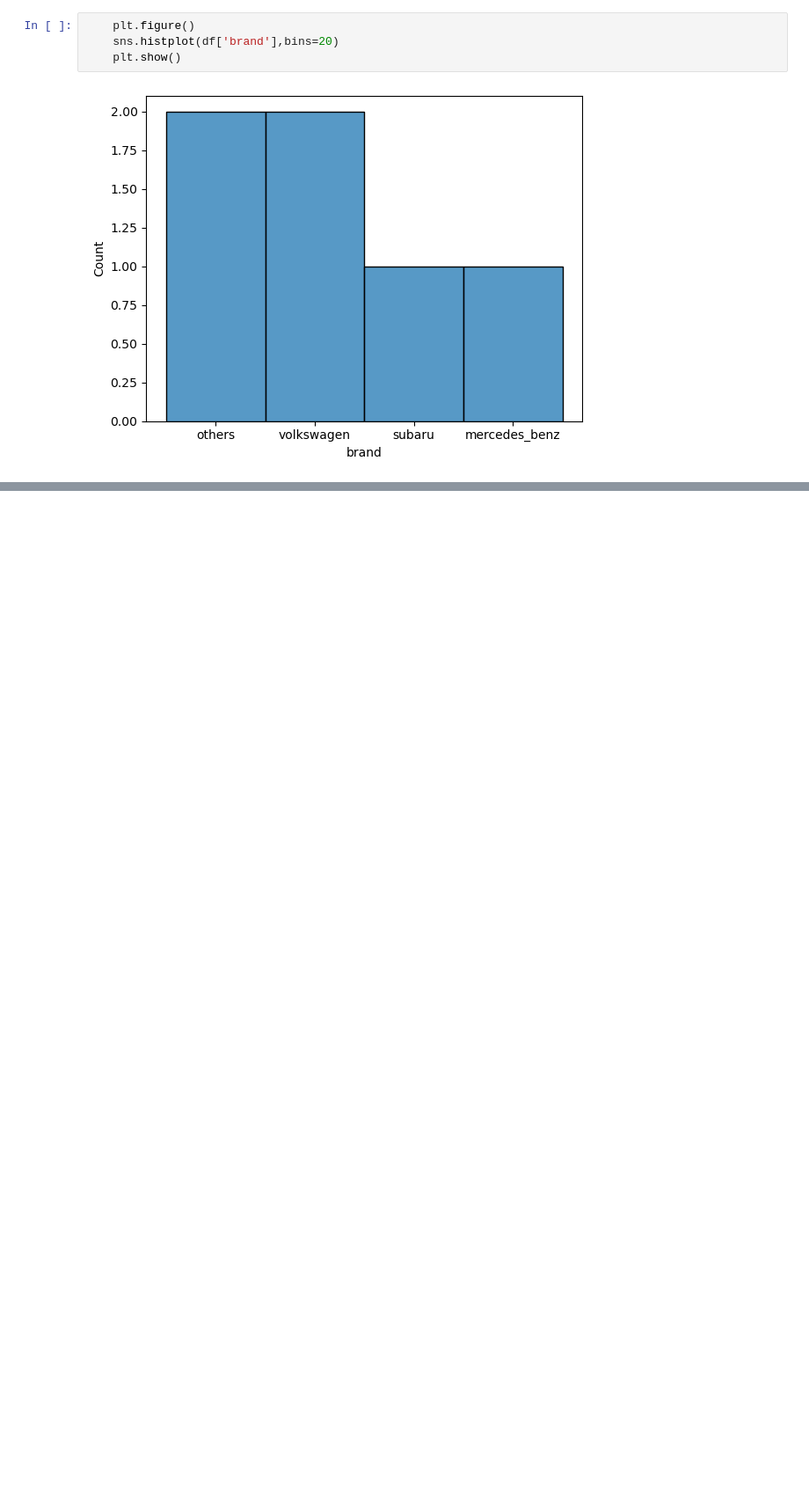
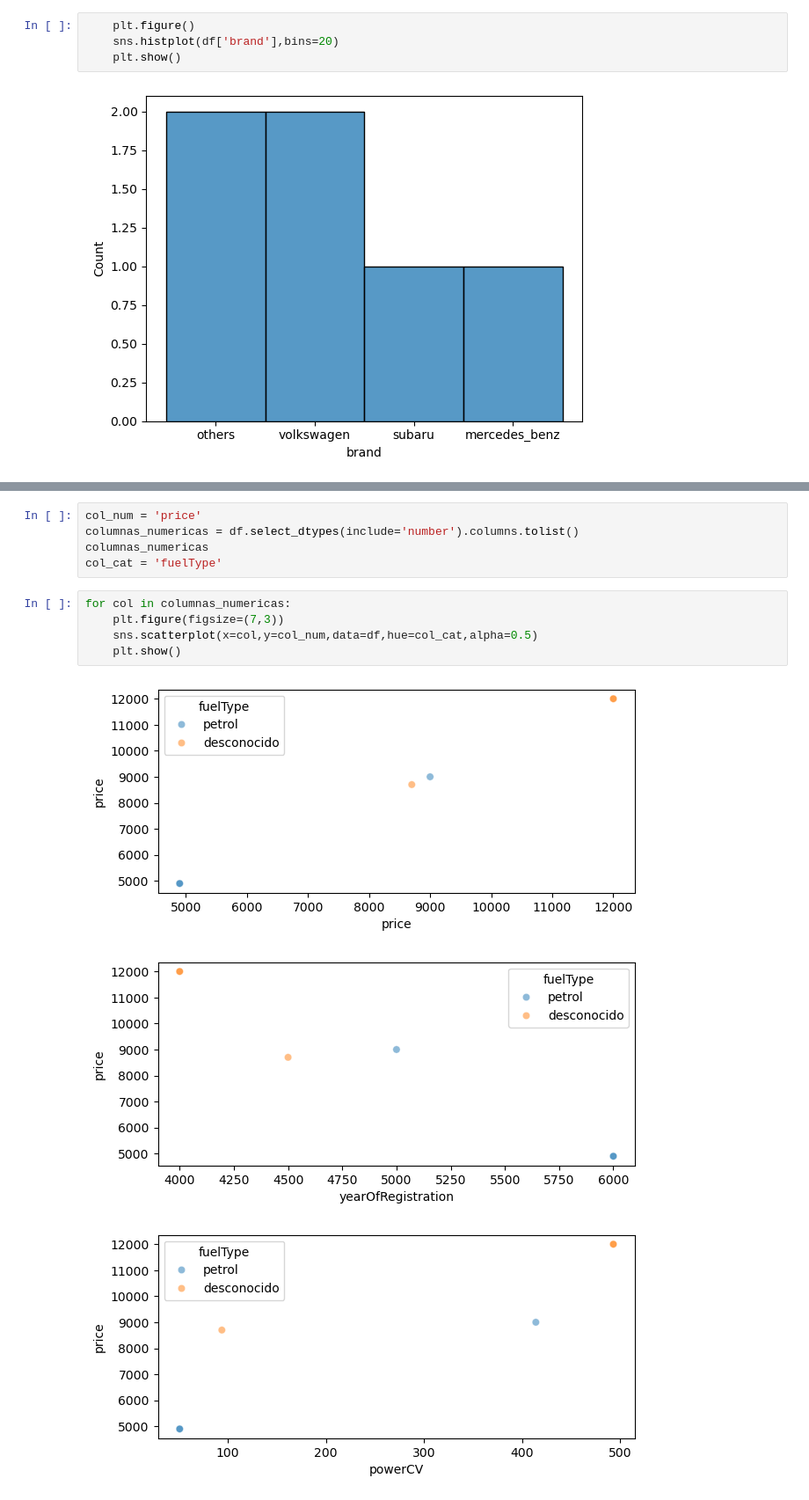
Before and after one commit to JesusMaria26051964/EDA_Autorenew, a Jupyter notebook: notebooks/03_eda.ipynb, the cells around one changed output, grey strips where cells are left out. Shown at 88% size. Drawn from its saved outputs; the diff is of its cells as text; blank space fills up the shorter version.

```diff
--- a/notebooks/03_eda.ipynb
+++ b/notebooks/03_eda.ipynb
@@ -113,0 +122,14 @@ Visualizaciones
+# %%
+col_num = 'price'
+columnas_numericas = df.select_dtypes(include='number').columns.tolist()
+columnas_numericas
+col_cat = 'fuelType'
+# %%
+for col in columnas_numericas:
+    plt.figure(figsize=(7,3))
+    sns.scatterplot(x=col,y=col_num,data=df,hue=col_cat,alpha=0.5)
+    plt.show()
+# %% [output]
+[figure, added]
+[figure, added]
+[figure, added]
```
Also changed, not shown: parts of 3 cells of this notebook.
